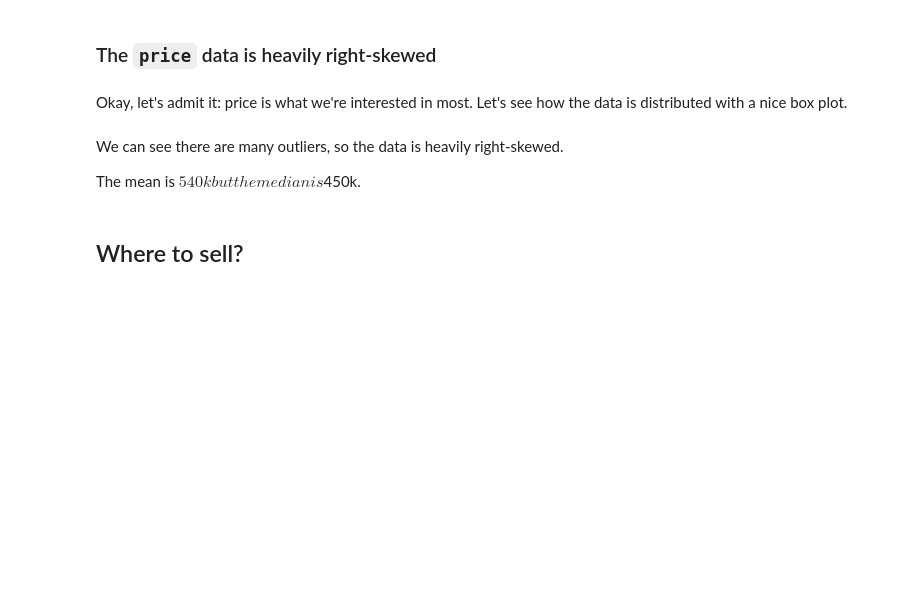
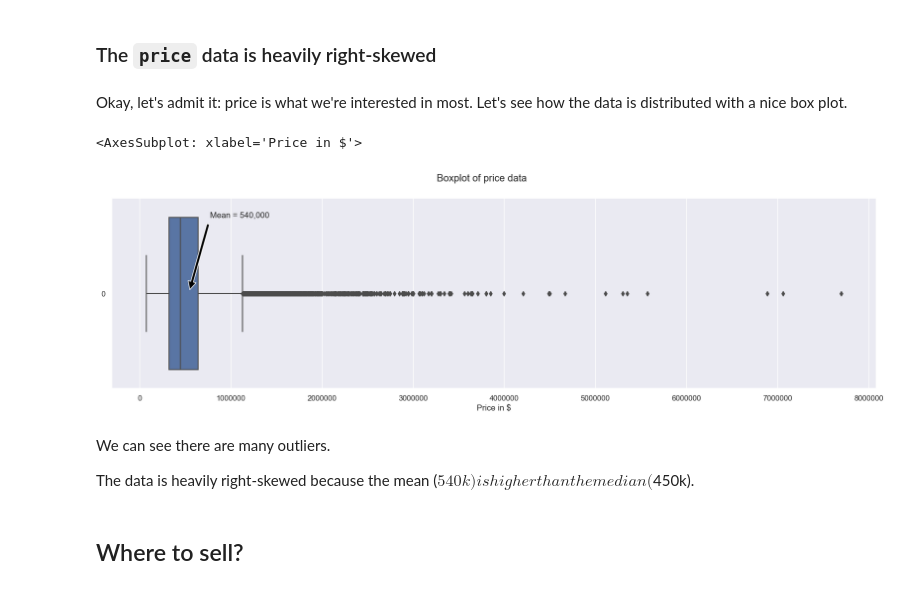
Before and after one commit to johnheaven/ds-eda-project, a Jupyter notebook: EDA.ipynb, the cells around one changed output. Drawn from its saved outputs; the diff is of its cells as text; code cells hidden in the pictures; blank space fills up the shorter version.

```diff
--- a/EDA.ipynb
+++ b/EDA.ipynb
@@ -104,6 +159,6 @@ df.iloc[:, 2:4].describe()
 # %%
 df["yr_renovated"] = pd.to_datetime(
-    df["yr_renovated"].replace("0.0", np.NaN), format="%Y.0"
+    df["yr_renovated"].astype(int).replace(0, np.NaN), format="%Y"
     )
 
 df["yr_renovated"].dtype
@@ -117,7 +171,17 @@ sns.boxplot(ax=ax, data=df["price"])
+# %%
+fig, ax = plt.subplots(figsize=(20, 5))
+ax.ticklabel_format(axis="both", style="plain")
+fig.suptitle("Boxplot of price data")
+ax.set_xlabel("Price in $")
+ax.annotate('Mean = 540,000', xy=(540_088.142, 0), xytext=(770000, -0.4), arrowprops=dict(facecolor="black", shrink=0.05))
+sns.boxplot(ax=ax, data=df["price"], orient="horizontal")
+# %% [output]
+<AxesSubplot: xlabel='Price in $'>
+[figure, added]
 # %% [markdown]
-We can see there are many outliers, so the data is heavily right-skewed.
+We can see there are many outliers.
 
-The mean is $540k but the median is $450k.
+The data is heavily right-skewed because the mean ($540k) is higher than the median ($450k).
 # %% [markdown]
 ## Where to sell?
 # %% [markdown]
```
Also changed, not shown: parts of 13 cells of this notebook, 2 other files.
